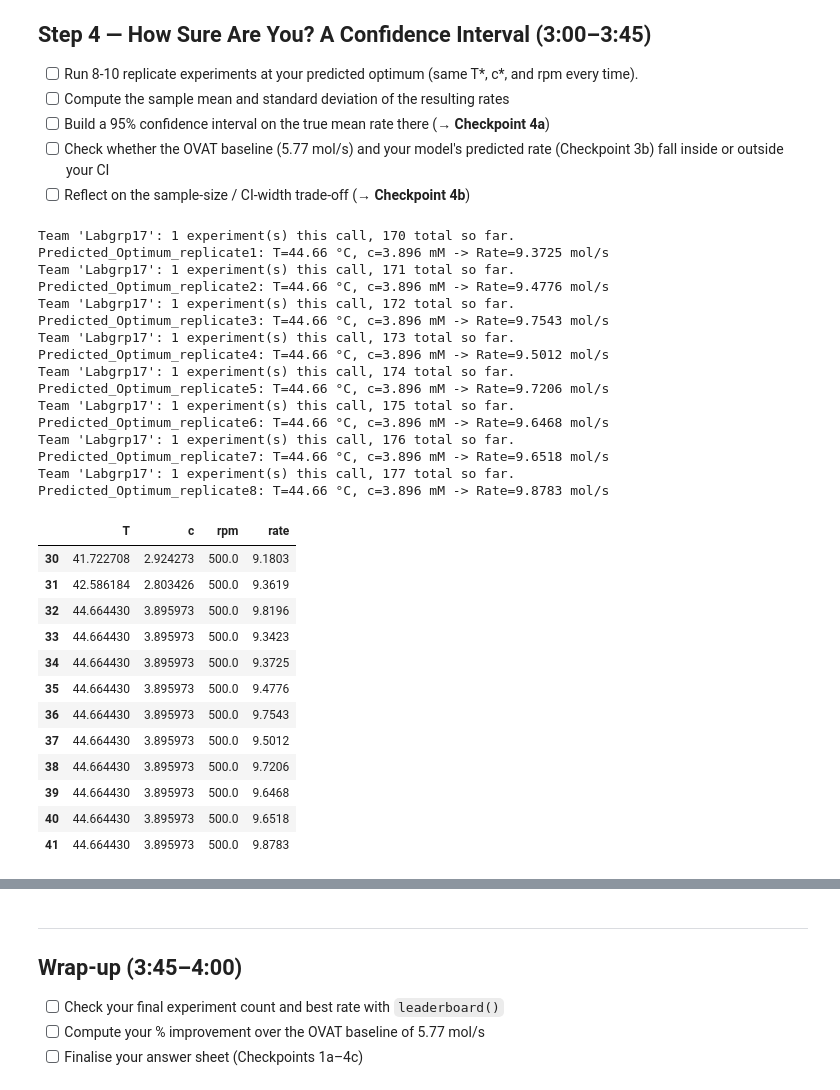
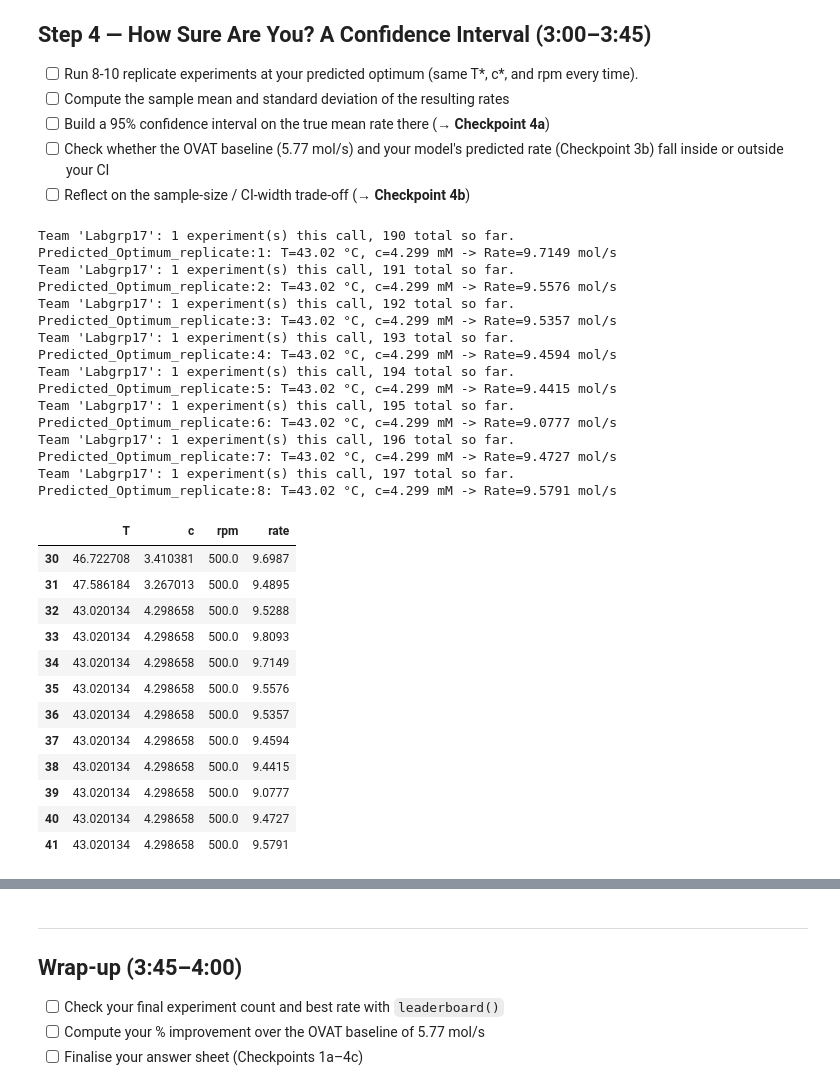
Before and after one commit to sundelinadam-design/1kb570_2026, a Jupyter notebook: Labs/03_optimising_catalytic_reaction/starter_notebook.ipynb, the cells around one changed output, grey strips where cells are left out. Drawn from its saved outputs; the diff is of its cells as text; code cells hidden in the pictures.

```diff
--- a/Labs/03_optimising_catalytic_reaction/starter_notebook.ipynb
+++ b/Labs/03_optimising_catalytic_reaction/starter_notebook.ipynb
@@ -396,7 +396,7 @@ Bästa funna inställningar: T = 47.50 °C, c = 3.412 mM (Bästa rate = 9.7356 m
 # fixed your rpm value, rpm stays fixed at your chosen value for every point.
 sample = qmc.LatinHypercube(d=2, seed=RANDOM_STATE)
 points = sample.random(n=10)
-bounds  = [(40.0, 45.0), (2.793681, 3.058241)]
+bounds  = [(45.0, 50.0), (3.255452, 3.569315)]
 lo = np.array([b[0] for b in bounds])
 hi = np.array([b[1] for b in bounds])
 scale_points = qmc.scale(points, lo, hi)
@@ -410,7 +410,7 @@ print("--- Startar LHS-experiment ---")
 for i in range(len(scale_points)):
     target_c = scale_points[i, 1]
     target_T = scale_points[i, 0]
-    experiment_name = f"LHS_design nr_{i+1}"
+    experiment_name = f"LHS_design_nr:_{i+1}"
 
     # Run the experiment with fixed RPM
     result = run_experiment(
@@ -571,7 +571,7 @@ Bästa körda experimentet i historiken:
 c_star, T_star, rate_star = c_opt_pred, T_opt_pred, rate_opt_pred
 
 result = run_experiment(
-        name=f'Predicted_Optimum_1',
+        name=f'Predicted_Optimum:_1',
         T=[T_star],
         c=[c_star],
         rpm=[fixed_rpm_value]
@@ -579,7 +579,7 @@ result = run_experiment(
 
 log(result)
 result = run_experiment(
-        name=f'Predicted_Optimum_2',
+        name=f'Predicted_Optimum:_2',
         T=[T_star],
         c=[c_star],
         rpm=[fixed_rpm_value]
@@ -618,51 +618,51 @@ Predicted Optimum: T=44.66 °C, c=3.896 mM -> Rate=9.3423 mol/s
 # %%
 # TODO: run 8-10 replicate experiments at (c_star, T_star), same settings
 # every call. log() the results.
 for i in range(8):
-    experiment_name = f"Predicted_Optimum_replicate_{i+1}"
+    experiment_name = f"Predicted_Optimum_replicate:_{i+1}"
 
     # Run the experiment with fixed RPM
     result = run_experiment(
         name=experiment_name,
         T=[T_star],
         c=[c_star],
         rpm=[fixed_rpm_value]
     )
 
     log(result)
-    print(f"Predicted_Optimum_replicate{i+1}: T={T_star:.2f} °C, c={c_star:.3f} mM -> Rate={result['rate'].iloc[0]:.4f} mol/s")
+    print(f"Predicted_Optimum_replicate:{i+1}: T={T_star:.2f} °C, c={c_star:.3f} mM -> Rate={result['rate'].iloc[0]:.4f} mol/s")
 
 display(history.tail(12))
 # %% [output]
-Team 'Labgrp17': 1 experiment(s) this call, 170 total so far.
-Predicted_Optimum_replicate1: T=44.66 °C, c=3.896 mM -> Rate=9.3725 mol/s
-Team 'Labgrp17': 1 experiment(s) this call, 171 total so far.
-Predicted_Optimum_replicate2: T=44.66 °C, c=3.896 mM -> Rate=9.4776 mol/s
-Team 'Labgrp17': 1 experiment(s) this call, 172 total so far.
-Predicted_Optimum_replicate3: T=44.66 °C, c=3.896 mM -> Rate=9.7543 mol/s
-Team 'Labgrp17': 1 experiment(s) this call, 173 total so far.
-Predicted_Optimum_replicate4: T=44.66 °C, c=3.896 mM -> Rate=9.5012 mol/s
-Team 'Labgrp17': 1 experiment(s) this call, 174 total so far.
-Predicted_Optimum_replicate5: T=44.66 °C, c=3.896 mM -> Rate=9.7206 mol/s
-Team 'Labgrp17': 1 experiment(s) this call, 175 total so far.
-Predicted_Optimum_replicate6: T=44.66 °C, c=3.896 mM -> Rate=9.6468 mol/s
-Team 'Labgrp17': 1 experiment(s) this call, 176 total so far.
-Predicted_Optimum_replicate7: T=44.66 °C, c=3.896 mM -> Rate=9.6518 mol/s
-Team 'Labgrp17': 1 experiment(s) this call, 177 total so far.
-Predicted_Optimum_replicate8: T=44.66 °C, c=3.896 mM -> Rate=9.8783 mol/s
+Team 'Labgrp17': 1 experiment(s) this call, 190 total so far.
+Predicted_Optimum_replicate:1: T=43.02 °C, c=4.299 mM -> Rate=9.7149 mol/s
+Team 'Labgrp17': 1 experiment(s) this call, 191 total so far.
+Predicted_Optimum_replicate:2: T=43.02 °C, c=4.299 mM -> Rate=9.5576 mol/s
+Team 'Labgrp17': 1 experiment(s) this call, 192 total so far.
+Predicted_Optimum_replicate:3: T=43.02 °C, c=4.299 mM -> Rate=9.5357 mol/s
+Team 'Labgrp17': 1 experiment(s) this call, 193 total so far.
+Predicted_Optimum_replicate:4: T=43.02 °C, c=4.299 mM -> Rate=9.4594 mol/s
+Team 'Labgrp17': 1 experiment(s) this call, 194 total so far.
+Predicted_Optimum_replicate:5: T=43.02 °C, c=4.299 mM -> Rate=9.4415 mol/s
+Team 'Labgrp17': 1 experiment(s) this call, 195 total so far.
+Predicted_Optimum_replicate:6: T=43.02 °C, c=4.299 mM -> Rate=9.0777 mol/s
+Team 'Labgrp17': 1 experiment(s) this call, 196 total so far.
+Predicted_Optimum_replicate:7: T=43.02 °C, c=4.299 mM -> Rate=9.4727 mol/s
+Team 'Labgrp17': 1 experiment(s) this call, 197 total so far.
+Predicted_Optimum_replicate:8: T=43.02 °C, c=4.299 mM -> Rate=9.5791 mol/s
 |  | T | c | rpm | rate |
-| 30 | 41.722708 | 2.924273 | 500.0 | 9.1803 |
-| 31 | 42.586184 | 2.803426 | 500.0 | 9.3619 |
-| 32 | 44.664430 | 3.895973 | 500.0 | 9.8196 |
-| 33 | 44.664430 | 3.895973 | 500.0 | 9.3423 |
-| 34 | 44.664430 | 3.895973 | 500.0 | 9.3725 |
-| 35 | 44.664430 | 3.895973 | 500.0 | 9.4776 |
-| 36 | 44.664430 | 3.895973 | 500.0 | 9.7543 |
-| 37 | 44.664430 | 3.895973 | 500.0 | 9.5012 |
-| 38 | 44.664430 | 3.895973 | 500.0 | 9.7206 |
-| 39 | 44.664430 | 3.895973 | 500.0 | 9.6468 |
-| 40 | 44.664430 | 3.895973 | 500.0 | 9.6518 |
-| 41 | 44.664430 | 3.895973 | 500.0 | 9.8783 |
+| 30 | 46.722708 | 3.410381 | 500.0 | 9.6987 |
+| 31 | 47.586184 | 3.267013 | 500.0 | 9.4895 |
+| 32 | 43.020134 | 4.298658 | 500.0 | 9.5288 |
+| 33 | 43.020134 | 4.298658 | 500.0 | 9.8093 |
+| 34 | 43.020134 | 4.298658 | 500.0 | 9.7149 |
+| 35 | 43.020134 | 4.298658 | 500.0 | 9.5576 |
+| 36 | 43.020134 | 4.298658 | 500.0 | 9.5357 |
+| 37 | 43.020134 | 4.298658 | 500.0 | 9.4594 |
+| 38 | 43.020134 | 4.298658 | 500.0 | 9.4415 |
+| 39 | 43.020134 | 4.298658 | 500.0 | 9.0777 |
+| 40 | 43.020134 | 4.298658 | 500.0 | 9.4727 |
+| 41 | 43.020134 | 4.298658 | 500.0 | 9.5791 |
 # %%
 # TODO: compute mean, standard deviation (ddof=1), and a 95% confidence
 # interval on the mean rate. Use scipy.stats.t.ppf(0.975, df=n-1) for the
```
Also changed, not shown: parts of 10 cells of this notebook.
